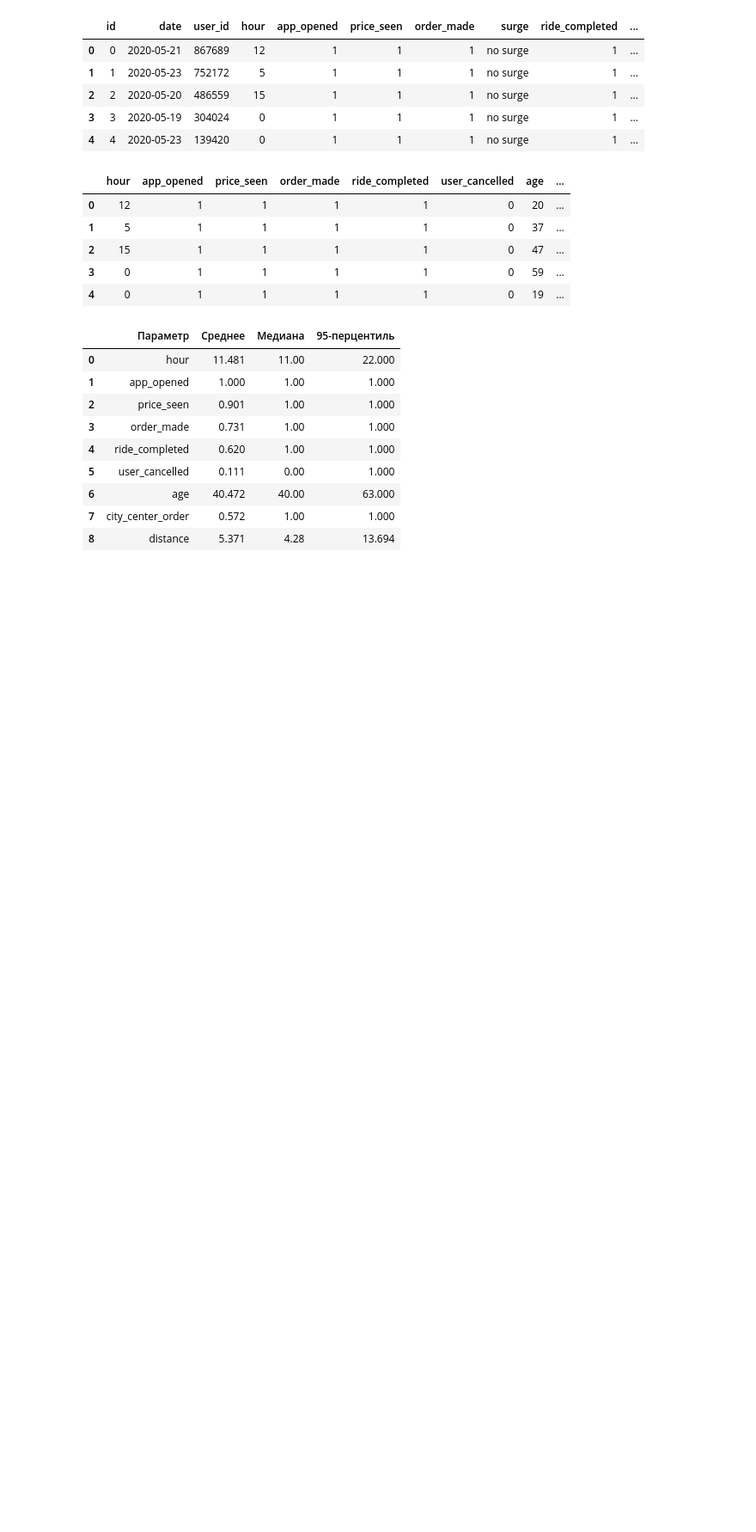
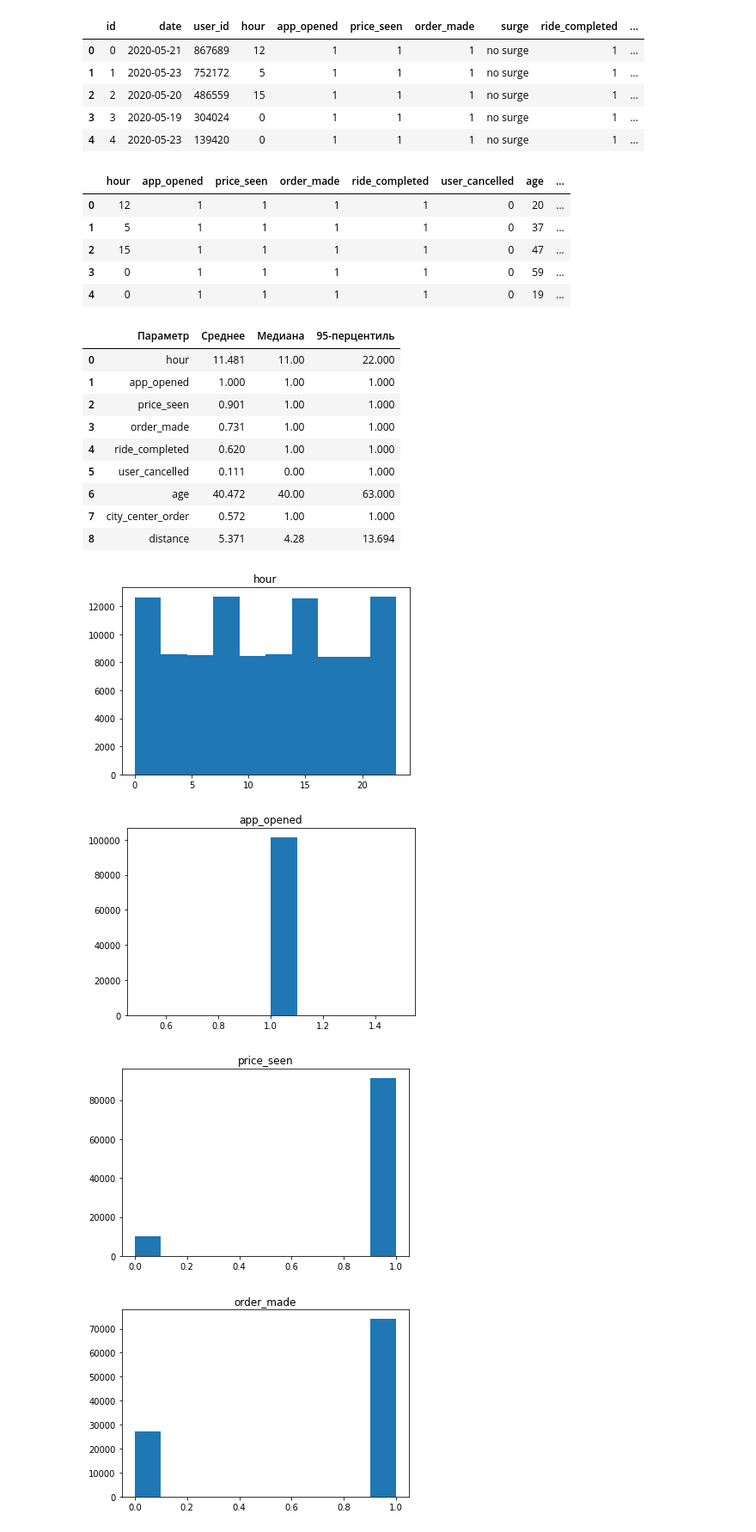
Before and after one commit to iamdenizzz/abt-5, a Jupyter notebook: 3/Homework-3.ipynb, the cells around one changed output. Shown at 86% size. Cells and saved outputs as stored; diff of their text form; code cells hidden in the pictures; blank space fills up the shorter version.

```diff
--- a/3/Homework-3.ipynb
+++ b/3/Homework-3.ipynb
@@ -47,3 +47,15 @@ out
 | 6 | age | 40.472 | 40.00 | 63.000 |
 | 7 | city_center_order | 0.572 | 1.00 | 1.000 |
 | 8 | distance | 5.371 | 4.28 | 13.694 |
+# %%
+# Построим частотный график для каждого параметра
+for x in df.columns:
+    ax = df[x].hist()
+    ax.set_title(x)
+    plt.grid()
+    plt.show()
+# %% [output]
+[figure, added]
+[figure, added]
+[figure, added]
+[figure, added]
```
Also changed, not shown: parts of 3 cells of this notebook.
